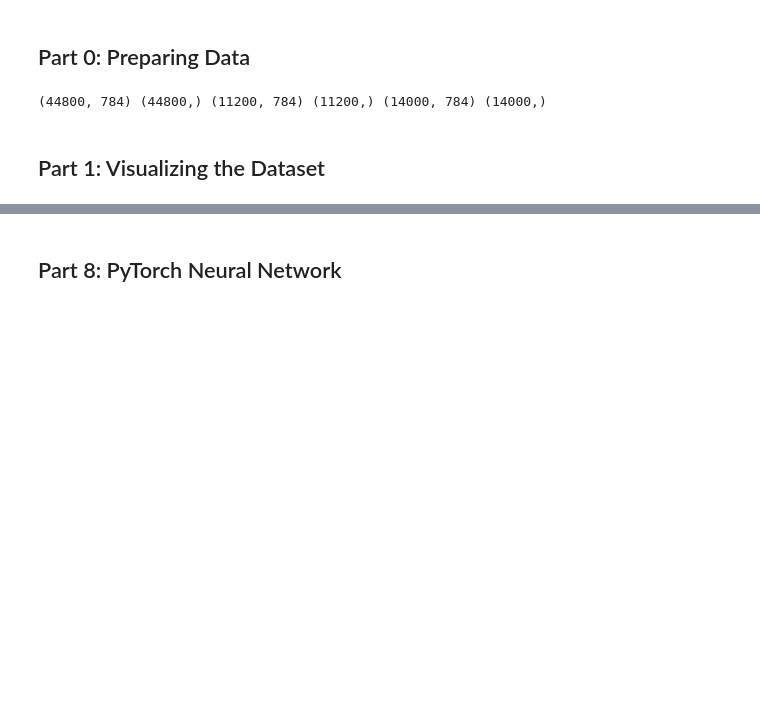
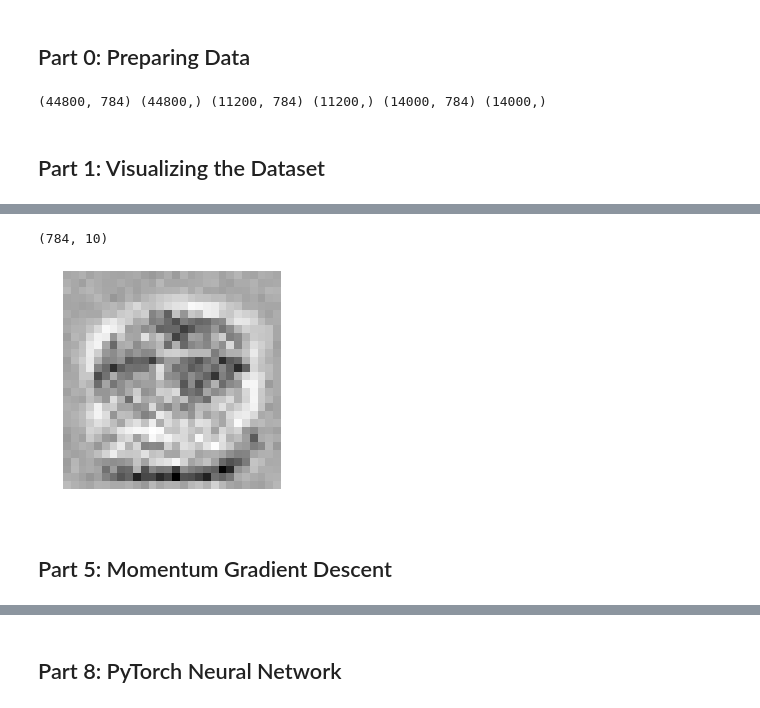
Before and after one commit to loganrooks/CSC411, a Jupyter notebook: Project 2/Project2.ipynb, the cells around one changed output, grey strips where cells are left out. Cells and saved outputs as stored; diff of their text form; code cells hidden in the pictures; blank space fills up the shorter version.

```diff
--- a/Project 2/Project2.ipynb
+++ b/Project 2/Project2.ipynb
@@ -188,0 +177,7 @@ Best Accuracy: 0.104017857143, Best Loss: 11.627183369
+# %%
+# Minibatch creation
+batch_size = 64
+nb_of_batches = X_train.shape[0] / batch_size
+batches = zip(
+    np.array_split(X_train, nb_of_batches, axis=0),
+    np.array_split(target_train, nb_of_batches, axis=0))
@@ -188,0 +229,15 @@ Best Accuracy: 0.104017857143, Best Loss: 11.627183369
+# %%
+print weights.shape
+
+plot_weightings(weights[:, 9])
+
+def plot_weightings(theta):
+    theta = theta.reshape(28, 28)
+    imgplot = plt.imshow(theta)
+    plt.axis('off')
+    plt.show()
+# %% [output]
+(784, 10)
+[figure, added]
+# %% [markdown]
+## Part 5: Momentum Gradient Descent
```
Also changed, not shown: parts of 89 cells of this notebook.
